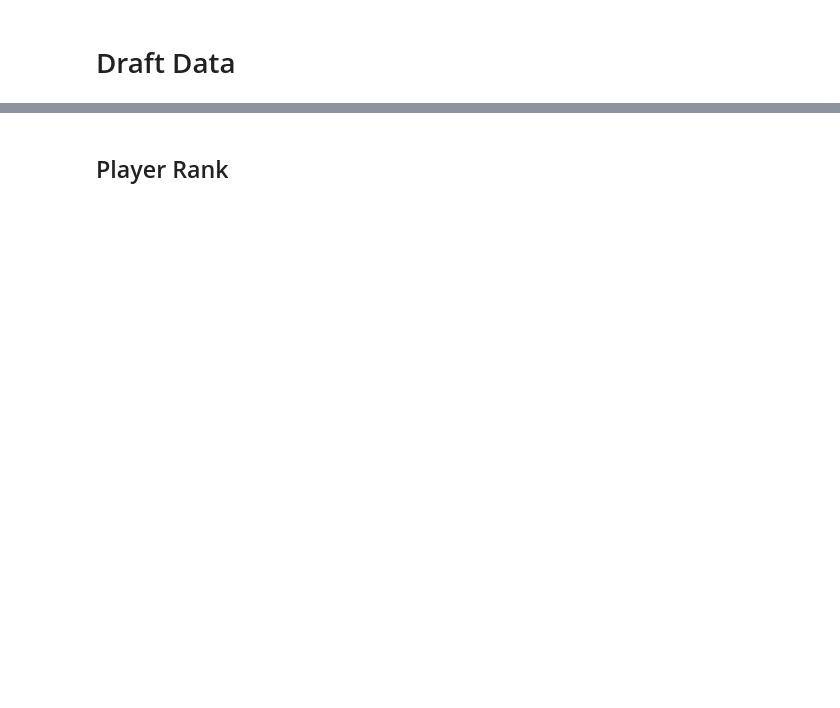
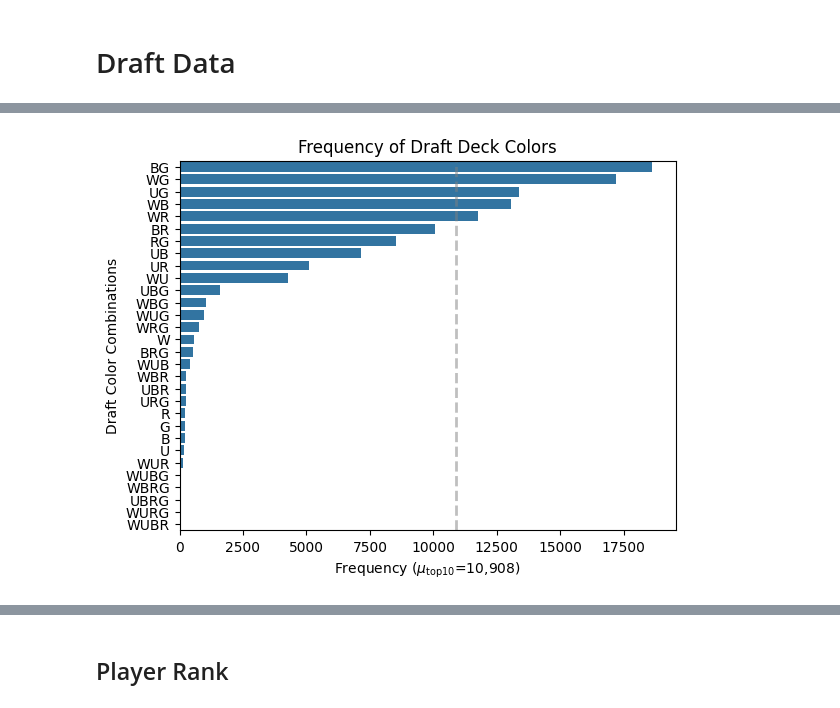
Before and after one commit to meehljd/mtg-modeling, a Jupyter notebook: notebooks/02-draft-data/02-30-draft-eda-BLB-games.ipynb, the cells around one changed output, grey strips where cells are left out. Cells and saved outputs as stored; diff of their text form; code cells hidden in the pictures; blank space fills up the shorter version.

```diff
--- a/notebooks/02-draft-data/02-30-draft-eda-BLB-games.ipynb
+++ b/notebooks/02-draft-data/02-30-draft-eda-BLB-games.ipynb
@@ -264,0 +90,15 @@ shape: (10, 2)
+# %%
+colors = df_draft.group_by("main_colors").len().sort(by='len', descending=True).collect()
+colors = colors.to_pandas()
+freq_mu = colors["len"].head(10).mean()
+
+plt.axvline(
+    freq_mu, color="gray", linestyle="--", linewidth=2, alpha=0.5
+)
+sns.barplot(data=colors.head(30), x="len", y="main_colors")
+plt.title("Frequency of Draft Deck Colors")
+plt.xlabel(r"Frequency ($\mu_{\text{top}10}$=" + f"{freq_mu:,.0f})")
+plt.ylabel("Draft Color Combinations")
+plt.show()
+# %% [output]
+[figure, added]
```
Also changed, not shown: parts of 47 cells of this notebook, 1 other file.
